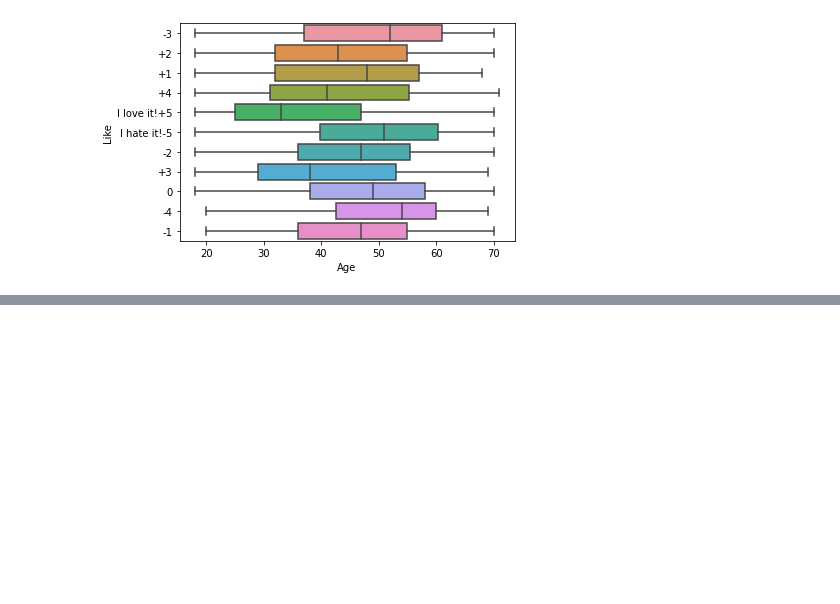
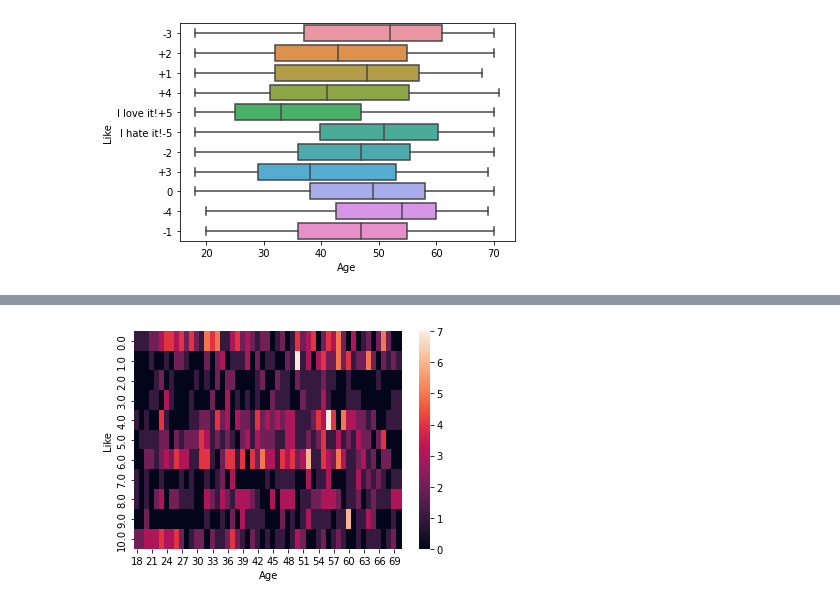
Before and after one commit to abhishekpal7630/8Queens-Problem, a Jupyter notebook: Step_7_of_market_segmentation_R_to_Python.ipynb, the cells around one changed output, grey strips where cells are left out. Cells and saved outputs as stored; diff of their text form; code cells hidden in the pictures; blank space fills up the shorter version.

```diff
--- a/Step_7_of_market_segmentation_R_to_Python.ipynb
+++ b/Step_7_of_market_segmentation_R_to_Python.ipynb
@@ -42,0 +151,4 @@ ax=sns.boxplot(x=df['Age'],y=df['Like'])
+# %%
+from statsmodels.graphics.mosaicplot import mosaic
+crosstable=pd.crosstab(df['Like'].head(800),df['Age'].head(800))
+crosstable
@@ -42,0 +170,5 @@ ax=sns.boxplot(x=df['Age'],y=df['Like'])
+# %%
+sns.heatmap(crosstable)
+plt.show()
+# %% [output]
+[figure, added]
```
Also changed, not shown: parts of 22 cells of this notebook.
